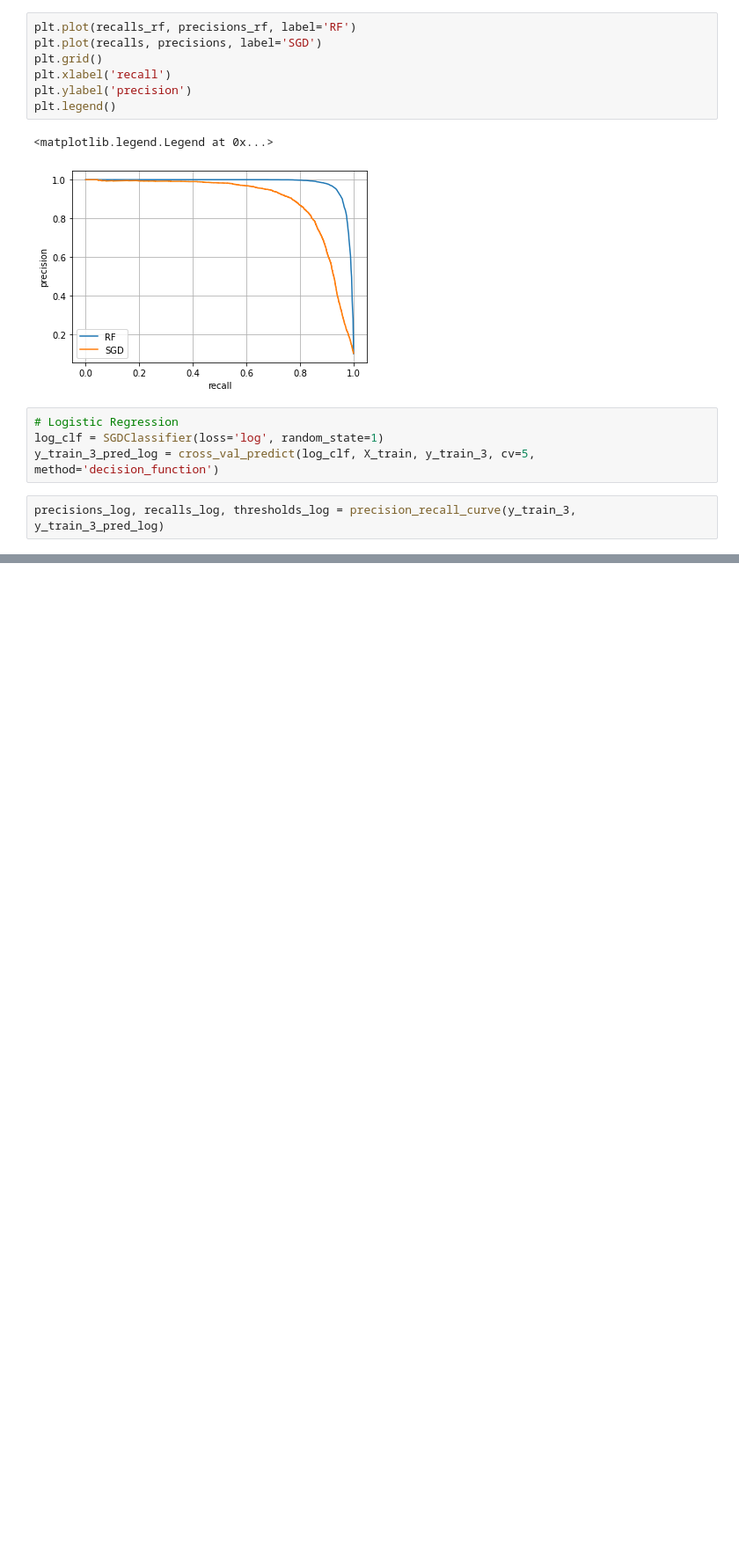
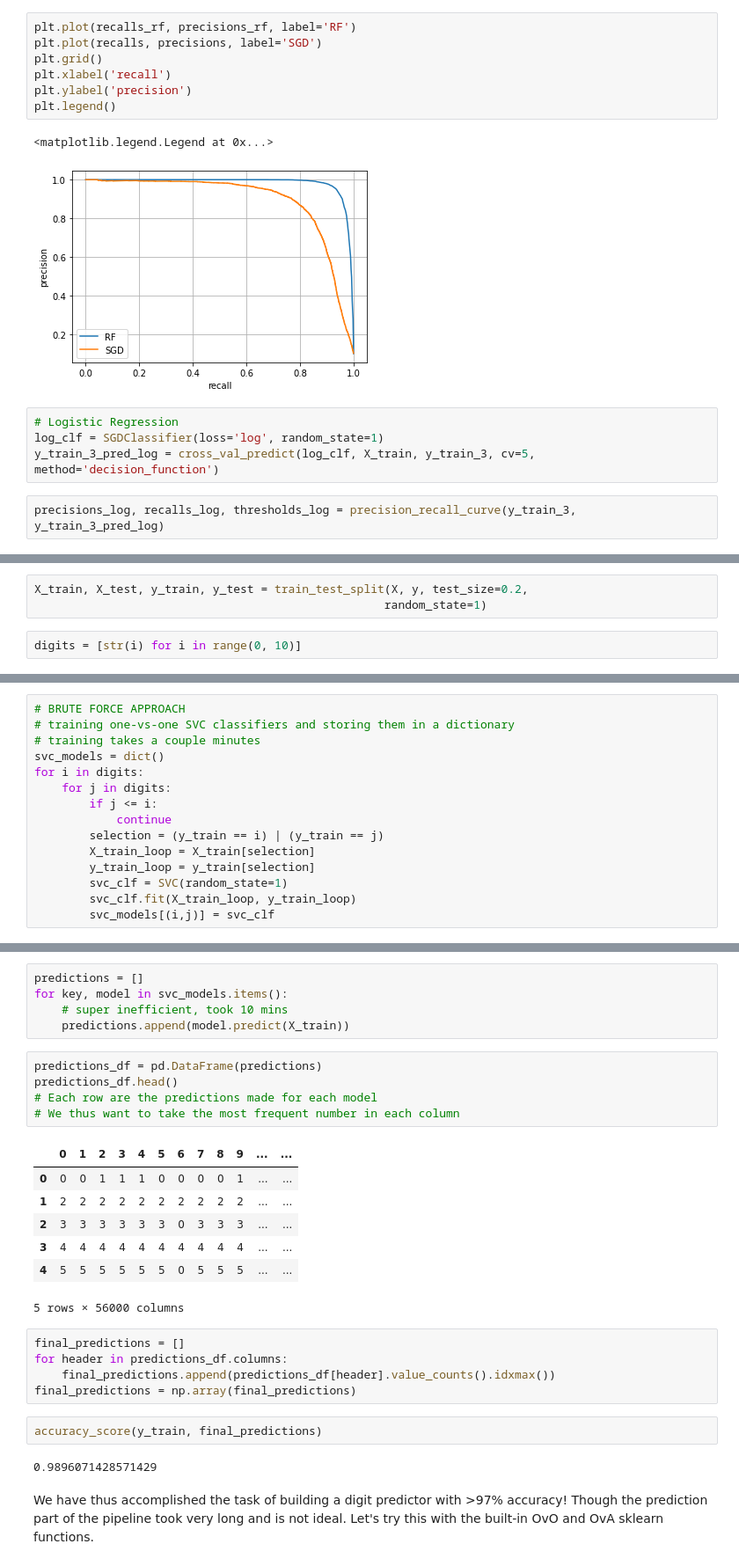
Before and after one commit to oldhiltonian/nyse-ml, a Jupyter notebook: nyse_ml/Untitled Folder/MNIST_sandbox.ipynb, the cells around one changed output, grey strips where cells are left out. Shown at 88% size. Cells and saved outputs as stored; diff of their text form; blank space fills up the shorter version.

```diff
--- a/nyse_ml/Untitled Folder/MNIST_sandbox.ipynb
+++ b/nyse_ml/Untitled Folder/MNIST_sandbox.ipynb
@@ -239,0 +222,5 @@ Categories (10, object): ['0', '1', '2', '3', ..., '6', '7', '8', '9']
+# %%
+X_train, X_test, y_train, y_test = train_test_split(X, y, test_size=0.2,
+                                                   random_state=1)
+# %%
+digits = [str(i) for i in range(0, 10)]
@@ -239,0 +229,15 @@ Categories (10, object): ['0', '1', '2', '3', ..., '6', '7', '8', '9']
+# %%
+# BRUTE FORCE APPROACH
+# training one-vs-one SVC classifiers and storing them in a dictionary
+# training takes a couple minutes
+svc_models = dict()
+for i in digits:
+    for j in digits:
+        if j <= i:
+            continue
+        selection = (y_train == i) | (y_train == j)
+        X_train_loop = X_train[selection]
+        y_train_loop = y_train[selection]
+        svc_clf = SVC(random_state=1)
+        svc_clf.fit(X_train_loop, y_train_loop)
+        svc_models[(i,j)] = svc_clf
@@ -239,0 +264,29 @@ Categories (10, object): ['0', '1', '2', '3', ..., '6', '7', '8', '9']
+# %%
+predictions = []
+for key, model in svc_models.items():
+    # super inefficient, took 10 mins
+    predictions.append(model.predict(X_train))
+# %%
+predictions_df = pd.DataFrame(predictions)
+predictions_df.head()
+# Each row are the predictions made for each model
+# We thus want to take the most frequent number in each column
+# %% [output]
+|  | 0 | 1 | 2 | 3 | 4 | 5 | 6 | 7 | 8 | 9 | ... | ... |
+| 0 | 0 | 0 | 1 | 1 | 1 | 0 | 0 | 0 | 0 | 1 | ... | ... |
+| 1 | 2 | 2 | 2 | 2 | 2 | 2 | 2 | 2 | 2 | 2 | ... | ... |
+| 2 | 3 | 3 | 3 | 3 | 3 | 3 | 0 | 3 | 3 | 3 | ... | ... |
+| 3 | 4 | 4 | 4 | 4 | 4 | 4 | 4 | 4 | 4 | 4 | ... | ... |
+| 4 | 5 | 5 | 5 | 5 | 5 | 5 | 0 | 5 | 5 | 5 | ... | ... |
+5 rows × 56000 columns
+# %%
+final_predictions = []
+for header in predictions_df.columns:
+    final_predictions.append(predictions_df[header].value_counts().idxmax())
+final_predictions = np.array(final_predictions)
+# %%
+accuracy_score(y_train, final_predictions)
+# %% [output]
+0.9896071428571429
+# %% [markdown]
+We have thus accomplished the task of building a digit predictor with >97% accuracy! Though the prediction part of the pipeline took very long and is not ideal. Let's try this with the built-in OvO and OvA sklearn functions.
```
Also changed, not shown: parts of 20 cells of this notebook.
